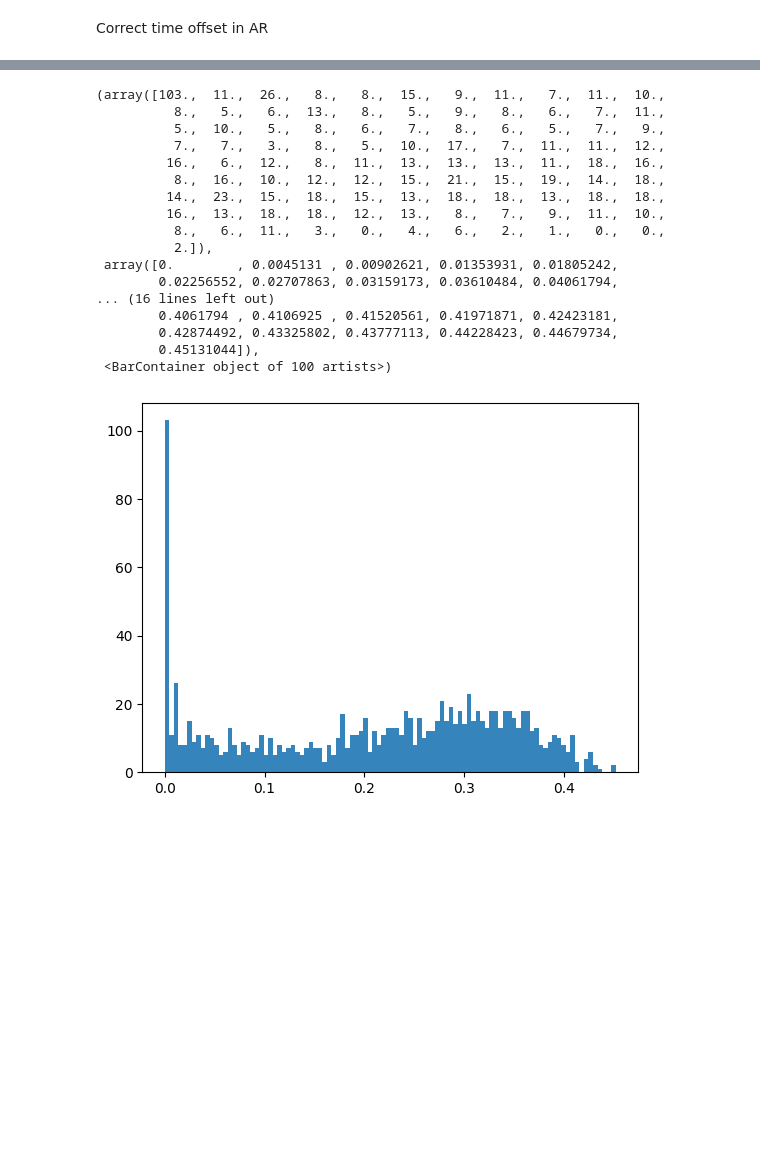
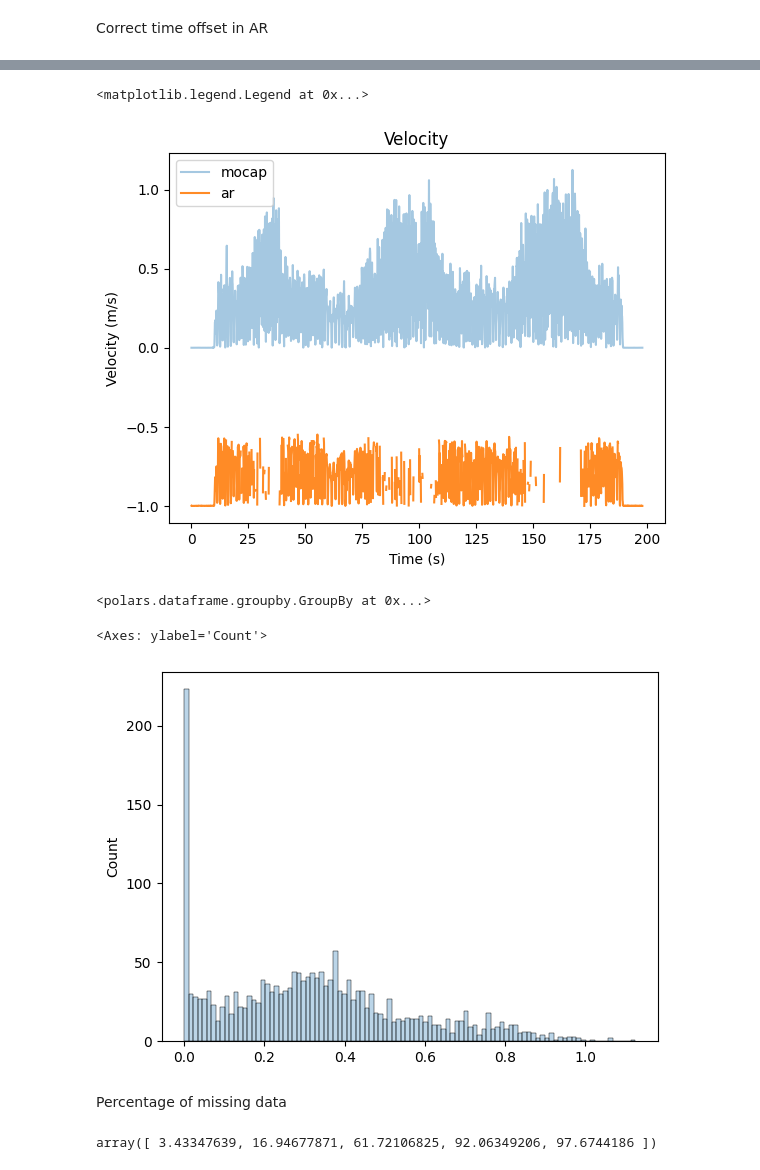
Before and after one commit to SujithChristopher/armbo, a Jupyter notebook: speed_bins/getting_bins.ipynb, the cells around one changed output, grey strips where cells are left out. Drawn from its saved outputs; the diff is of its cells as text; code cells hidden in the pictures; blank space fills up the shorter version.

```diff
--- a/speed_bins/getting_bins.ipynb
+++ b/speed_bins/getting_bins.ipynb
@@ -70,13 +71,13 @@ _teensy_df = pl.read_csv(os.path.join(_base_pth,_folder_name,"imu01.csv"))
 _teensy_df = _teensy_df.with_columns(pl.col("mz\r").str.replace("\r","").cast(pl.Float64).alias("mz"))
 t_time = _teensy_df["rust_time"].to_numpy()
 t_time = [datetime.fromtimestamp(t) for t in t_time]
+# t_time = [datetime.strftime(t) for t in t_time]
 teensy_df = pl.DataFrame({"time":t_time,"sync":_teensy_df["sync"]})
 
 for idx, i in enumerate(teensy_df['sync']):
     if i == 1:
-        teensy_df = teensy_df[idx:]
         break
-teensy_start_time = teensy_df['time'][0]
+teensy_start_time = teensy_df['time'][idx]
 # %%
 ARUCO_PARAMETERS = aruco.DetectorParameters()
 ARUCO_DICT = aruco.getPredefinedDictionary(aruco.DICT_ARUCO_MIP_36H12)
@@ -269,13 +270,16 @@ shape: (5, 2)
 # %% [markdown]
 Correct time offset in AR
 # %%
-_time_offset = teensy_df['time'][idx] - _mc_df['time'][0]
+_time_offset = teensy_df['time'][idx] - ar_df['time'][0]
 
 # interpolate teensy data to match aruco data
 
 _temp_df = ar_df.to_pandas()
 clip_idx = _temp_df['time'].sub(teensy_df['time'][idx]).abs().idxmin()
 
-ar_df = ar_df[clip_idx:]
-ar_df = ar_df.with_columns([(pl.col('time') - _time_offset).alias('time')])
+_ar_df_test = ar_df[clip_idx:]
+
+_data_time_offset = _ar_df_test['time'][0] - _mocap_df['time'][0]
+_ar_df_test = _ar_df_test.with_columns([(pl.col('time') - _data_time_offset).alias('time')])
+_ar_df = _ar_df_test
 # %%
@@ -310,0 +318,21 @@ plt.legend()
+# %%
+f = interp1d(_mc_df['time'].dt.epoch(), _mc_df['x'], kind='linear', fill_value="extrapolate")  # You can also use 'cubic' or other interpolation methods
+_mc_x = f(_ar_df['time'].dt.epoch())
+_mc_xdf = pl.DataFrame({"time":_ar_df['time'], "x":_mc_x})
+# %%
+plt.plot(ar_time, abs(_mc_xdf['x'][:len(_mc_x)].diff())/ar_del_t, label = 'mocap', alpha = 0.4)
+plt.plot(ar_time, abs(_ar_df['x'].diff())/ar_del_t -1, alpha=0.9, label = 'ar')
+plt.title("Velocity")
+plt.xlabel("Time (s)")
+plt.ylabel("Velocity (m/s)")
+plt.legend()
+# %% [output]
+<matplotlib.legend.Legend at 0x...>
+[figure, added]
+# %%
+bin_idx = np.digitize(abs(_mc_xdf['x'].diff()/ar_del_t), bins=_vel_bins, right=True)
+bin_df = pl.Series("bin",bin_idx)
+_mc_xdf.insert_at_idx(2,bin_df)
+_mc_xdf.groupby("bin", maintain_order=True)
+# %% [output]
+<polars.dataframe.groupby.GroupBy at 0x...>
@@ -311,21 +352,5 @@ plt.legend()
 # %%
-plt.hist(abs(ar_df['x'].diff()/ar_del_t), bins=100, label = 'mocap', alpha = 0.9)
+sns.histplot(abs(_mc_xdf['x'].diff()/ar_del_t), bins=100, label = 'mocap', alpha = 0.3)
 # %% [output]
-(array([103.,  11.,  26.,   8.,   8.,  15.,   9.,  11.,   7.,  11.,  10.,
-          8.,   5.,   6.,  13.,   8.,   5.,   9.,   8.,   6.,   7.,  11.,
-          5.,  10.,   5.,   8.,   6.,   7.,   8.,   6.,   5.,   7.,   9.,
-          7.,   7.,   3.,   8.,   5.,  10.,  17.,   7.,  11.,  11.,  12.,
-         16.,   6.,  12.,   8.,  11.,  13.,  13.,  13.,  11.,  18.,  16.,
-          8.,  16.,  10.,  12.,  12.,  15.,  21.,  15.,  19.,  14.,  18.,
-         14.,  23.,  15.,  18.,  15.,  13.,  18.,  18.,  13.,  18.,  18.,
-         16.,  13.,  18.,  18.,  12.,  13.,   8.,   7.,   9.,  11.,  10.,
-          8.,   6.,  11.,   3.,   0.,   4.,   6.,   2.,   1.,   0.,   0.,
-          2.]),
- array([0.        , 0.0045131 , 0.00902621, 0.01353931, 0.01805242,
-        0.02256552, 0.02707863, 0.03159173, 0.03610484, 0.04061794,
-... (16 lines left out)
-        0.4061794 , 0.4106925 , 0.41520561, 0.41971871, 0.42423181,
-        0.42874492, 0.43325802, 0.43777113, 0.44228423, 0.44679734,
-        0.45131044]),
- <BarContainer object of 100 artists>)
+<Axes: ylabel='Count'>
-[figure, old version]
+[figure, new version]
@@ -331,0 +362,6 @@ plt.hist(abs(ar_df['x'].diff()/ar_del_t), bins=100, label = 'mocap', alpha = 0.9
+# %% [markdown]
+Percentage of missing data
+# %%
+np.array(missing_percentage)*100
+# %% [output]
+array([ 3.43347639, 16.94677871, 61.72106825, 92.06349206, 97.6744186 ])
```
Also changed, not shown: parts of 6 cells of this notebook, 2 other files.
